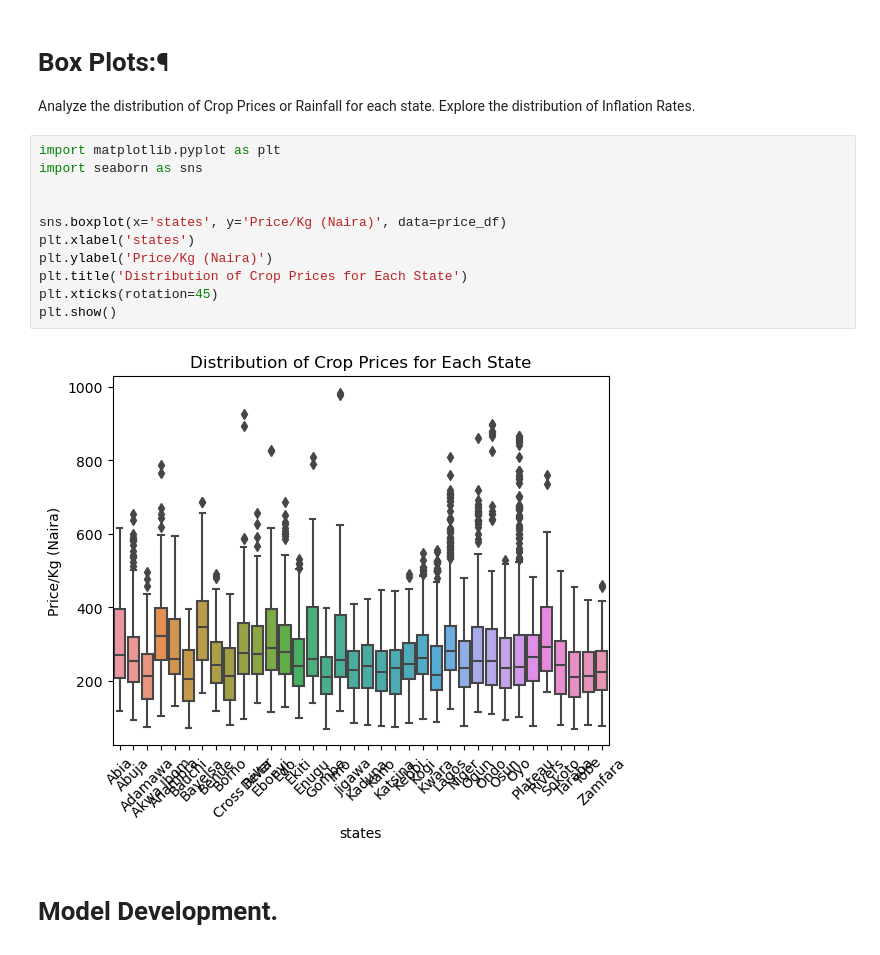
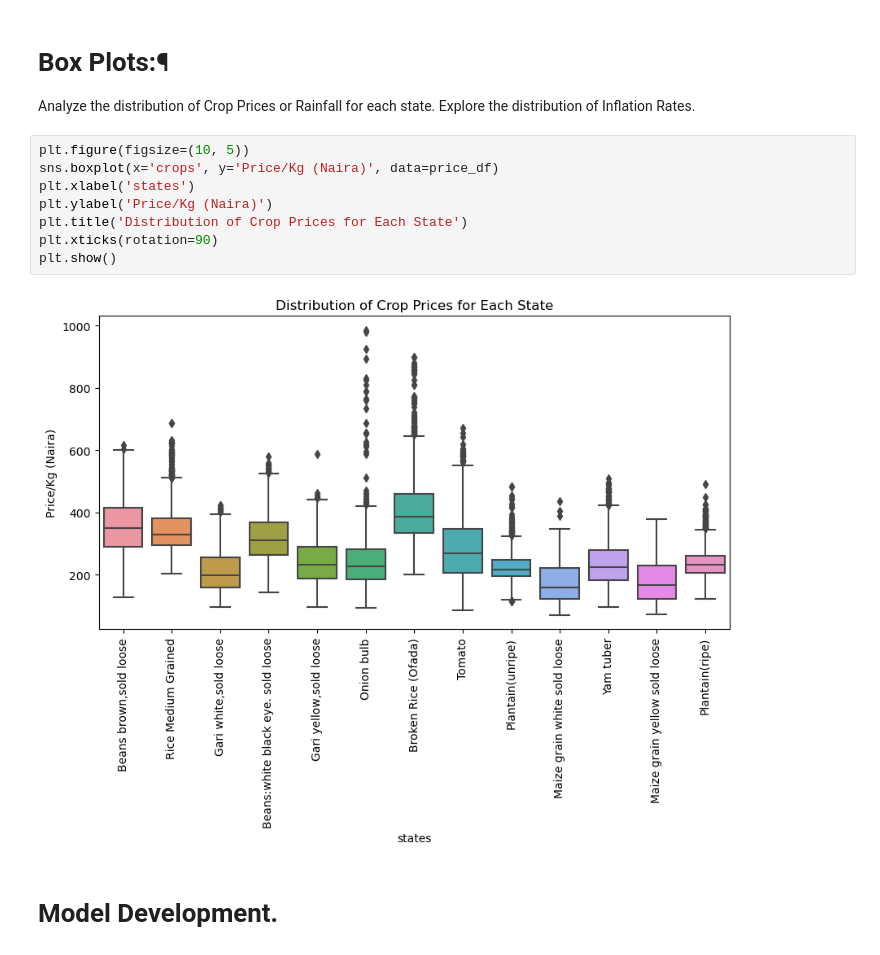
Before and after one commit to OhuneneIbrahim/Agricultural-food-price-prediction, a Jupyter notebook: ML_for_Agriculture (3).ipynb, the cells around one changed output. Saved outputs shown, nothing was run; the diff lists cells and outputs as text.

```diff
--- a/ML_for_Agriculture (3).ipynb
+++ b/ML_for_Agriculture (3).ipynb
@@ -743,18 +779,15 @@ Creating legend with loc="best" can be slow with large amounts of data.
 # Box Plots:¶
 Analyze the distribution of Crop Prices or Rainfall for each state. Explore the distribution of Inflation Rates.
 # %%
-import matplotlib.pyplot as plt
-import seaborn as sns
-
-
-sns.boxplot(x='states', y='Price/Kg (Naira)', data=price_df)
+plt.figure(figsize=(10, 5))
+sns.boxplot(x='crops', y='Price/Kg (Naira)', data=price_df)
 plt.xlabel('states')
 plt.ylabel('Price/Kg (Naira)')
 plt.title('Distribution of Crop Prices for Each State')
-plt.xticks(rotation=45)
+plt.xticks(rotation=90)
 plt.show()
 # %% [output]
-[figure, old version]
+[figure, new version]
 # %% [markdown]
 # Model Development.
 # %%
```
Also changed, not shown: parts of 33 cells of this notebook, 1 other file.
